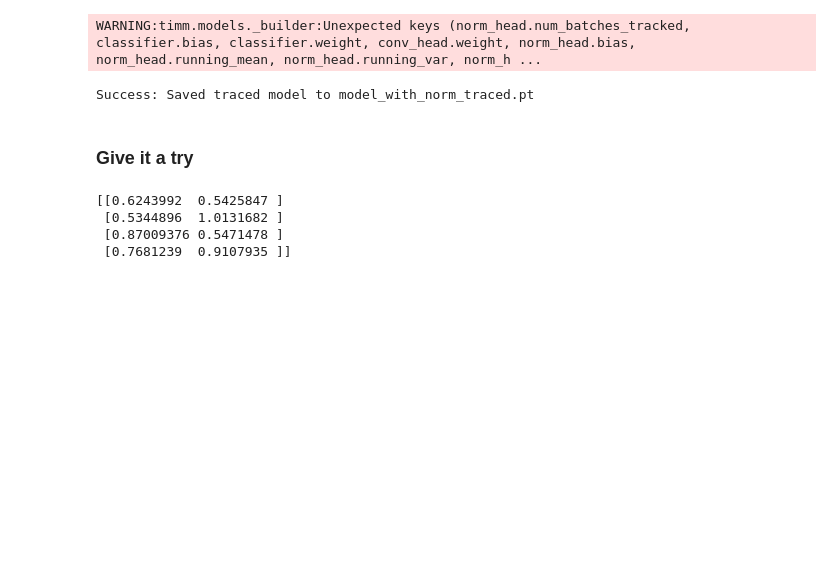
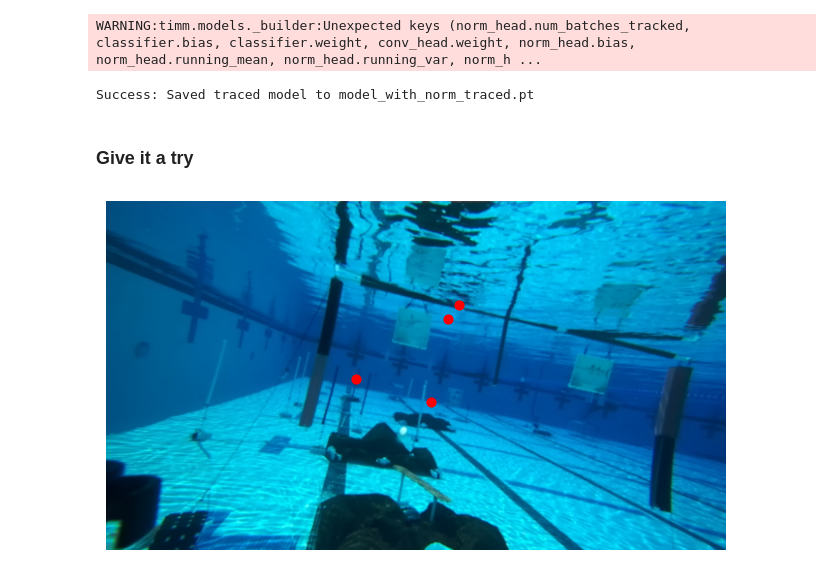
Before and after one commit to Cyclone-Robosub/sys-arch-2026, a Jupyter notebook: Vision/machine_learning/custom_model_for_gate.ipynb, the cells around one changed output. Cells and saved outputs as stored; diff of their text form; code cells hidden in the pictures; blank space fills up the shorter version.

Commit message:
added loading model back in and try it

```diff
--- a/Vision/machine_learning/custom_model_for_gate.ipynb
+++ b/Vision/machine_learning/custom_model_for_gate.ipynb
@@ -398,23 +384,9 @@ def get_val_transforms(img_size=224):
 import matplotlib.pyplot as plt
 import os
 
-# Helper to draw keypoints
-def visualize(image, keypoints, title="Image"):
-    plt.figure(figsize=(8, 8))
-    plt.title(title)
-    plt.imshow(image)
-
-    # Keypoints might be a list or array
-    kpts = np.array(keypoints)
-    if len(kpts) > 0:
-        # Scatter plot for keypoints (x, y)
-        plt.scatter(kpts[:, 0], kpts[:, 1], c='red', s=40, marker='o')
-    plt.axis('off')
-    plt.show()
-
 # 1. Pick a sample
-img_path = '/content/dataset/train/images/ARVP_Front_front_2025-08-12_15-43-47_UTC_887444407.jpeg'
-label_path = '/content/dataset/train/labels/ARVP_Front_front_2025-08-12_15-43-47_UTC_887444407.txt'
+img_path = '../dataset/train/images/ARVP_Front_front_2025-08-12_15-43-47_UTC_887444407.jpeg'
+label_path = '../dataset/train/labels/ARVP_Front_front_2025-08-12_15-43-47_UTC_887444407.txt'
 
 if os.path.exists(img_path) and os.path.exists(label_path):
     # Load image
@@ -659,18 +631,24 @@ WARNING:timm.models._builder:Unexpected keys (norm_head.num_batches_tracked, cla
 Success: Saved traced model to model_with_norm_traced.pt
 # %% [markdown]
 ### Give it a try
+# %%
+try:
+    model = torch.jit.load("../model_with_norm_traced.pt")
+    model.eval()
+except Exception as e:
+    print(f"Error loading model: {e}")
 # %%
-img = cv2.imread("/content/ARVP_Front_front_2025-08-12_15-39-45_UTC_394053732.jpeg")
-img = cv2.cvtColor(img, cv2.COLOR_BGR2RGB)
-img = cv2.resize(img, (224, 224))
+raw_img = cv2.imread("../dataset/train/images/Cabrillo_Robotics_Club_gate3_gate1.png")
+h, w, _ = raw_img.shape
+img = cv2.resize(raw_img, (224, 224))
 img = img.astype('float32') / 255.0
 
 tensor_img = torch.from_numpy(img).permute(2, 0, 1).unsqueeze(0)
 
-preds = final_model(tensor_img)
-print(preds.detach().cpu().numpy().reshape(-1,2))
+preds = model(tensor_img)
+kpts_norm = preds.detach().cpu().numpy().reshape(-1,2)
+kpts_absolute = kpts_norm * np.array([w, h])
+
+visualize(cv2.cvtColor(raw_img, cv2.COLOR_BGR2RGB), kpts_absolute)
 # %% [output]
-[[0.6243992  0.5425847 ]
- [0.5344896  1.0131682 ]
- [0.87009376 0.5471478 ]
- [0.7681239  0.9107935 ]]
+[figure, added]
```
Also changed, not shown: parts of 5 cells of this notebook, 1 other file.
